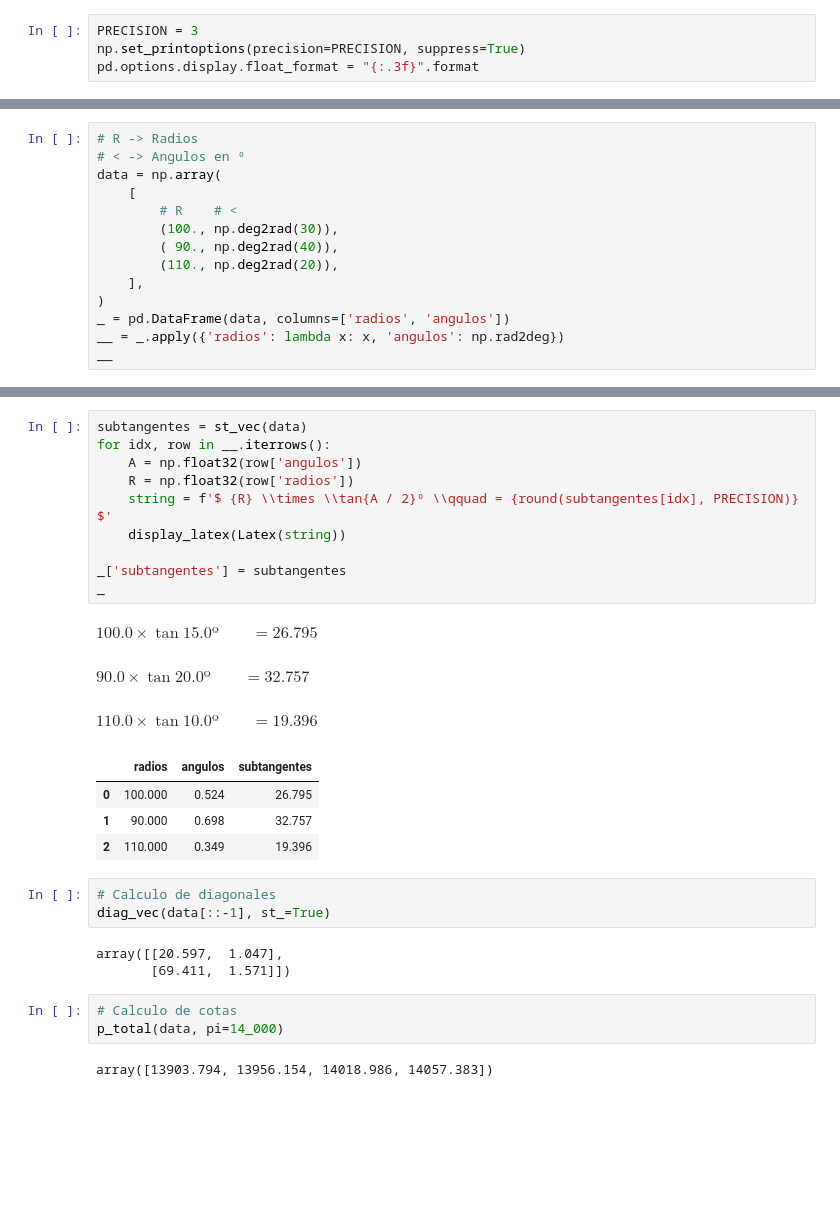
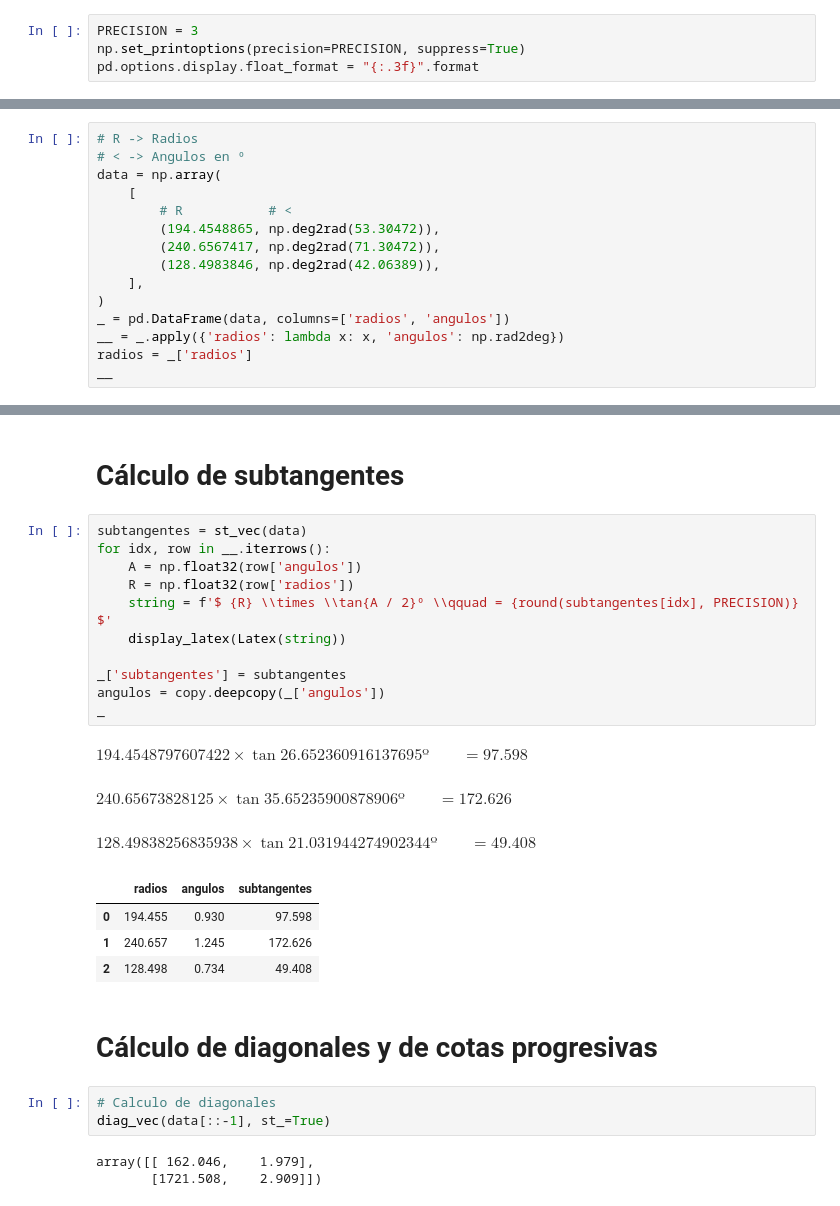
Before and after one commit to GreatestTrain/cccaminos, a Jupyter notebook: dummy.ipynb, the cells around one changed output, grey strips where cells are left out. Cells and saved outputs as stored; diff of their text form; blank space fills up the shorter version.

```diff
--- a/dummy.ipynb
+++ b/dummy.ipynb
@@ -20,14 +23,15 @@ pd.options.display.float_format = "{:.3f}".format
 # < -> Angulos en º
 data = np.array(
     [
-        # R    # <
-        (100., np.deg2rad(30)),
-        ( 90., np.deg2rad(40)),
-        (110., np.deg2rad(20)),
+        # R           # <
+        (194.4548865, np.deg2rad(53.30472)),
+        (240.6567417, np.deg2rad(71.30472)),
+        (128.4983846, np.deg2rad(42.06389)),
     ],
 )
 _ = pd.DataFrame(data, columns=['radios', 'angulos'])
 __ = _.apply({'radios': lambda x: x, 'angulos': np.rad2deg})
+radios = _['radios']
 __
 # %% [output]
 |  | radios | angulos |
@@ -37,29 +48,29 @@ __
+# %% [markdown]
+# Cálculo de subtangentes
 # %%
 subtangentes = st_vec(data)
 for idx, row in __.iterrows():
     A = np.float32(row['angulos'])
     R = np.float32(row['radios'])
     string = f'$ {R} \\times \\tan{A / 2}º \\qquad = {round(subtangentes[idx], PRECISION)} $'
     display_latex(Latex(string))
 
 _['subtangentes'] = subtangentes
+angulos = copy.deepcopy(_['angulos'])
 _
 # %% [output]
-$ 100.0 \times \tan15.0º \qquad = 26.795 $
+$ 194.4548797607422 \times \tan26.652360916137695º \qquad = 97.598 $
-$ 90.0 \times \tan20.0º \qquad = 32.757 $
+$ 240.65673828125 \times \tan35.65235900878906º \qquad = 172.626 $
-$ 110.0 \times \tan10.0º \qquad = 19.396 $
+$ 128.49838256835938 \times \tan21.031944274902344º \qquad = 49.408 $
 |  | radios | angulos | subtangentes |
-| 0 | 100.000 | 0.524 | 26.795 |
-| 1 | 90.000 | 0.698 | 32.757 |
-| 2 | 110.000 | 0.349 | 19.396 |
+| 0 | 194.455 | 0.930 | 97.598 |
+| 1 | 240.657 | 1.245 | 172.626 |
+| 2 | 128.498 | 0.734 | 49.408 |
+# %% [markdown]
+# Cálculo de diagonales y de cotas progresivas
 # %%
 # Calculo de diagonales
 diag_vec(data[::-1], st_=True)
 # %% [output]
-array([[20.597,  1.047],
-       [69.411,  1.571]])
+array([[ 162.046,    1.979],
+       [1721.508,    2.909]])
-# %%
-# Calculo de cotas
-p_total(data, pi=14_000)
-# %% [output]
-array([13903.794, 13956.154, 14018.986, 14057.383])
```
Also changed, not shown: parts of 29 cells of this notebook, 20 other files.
